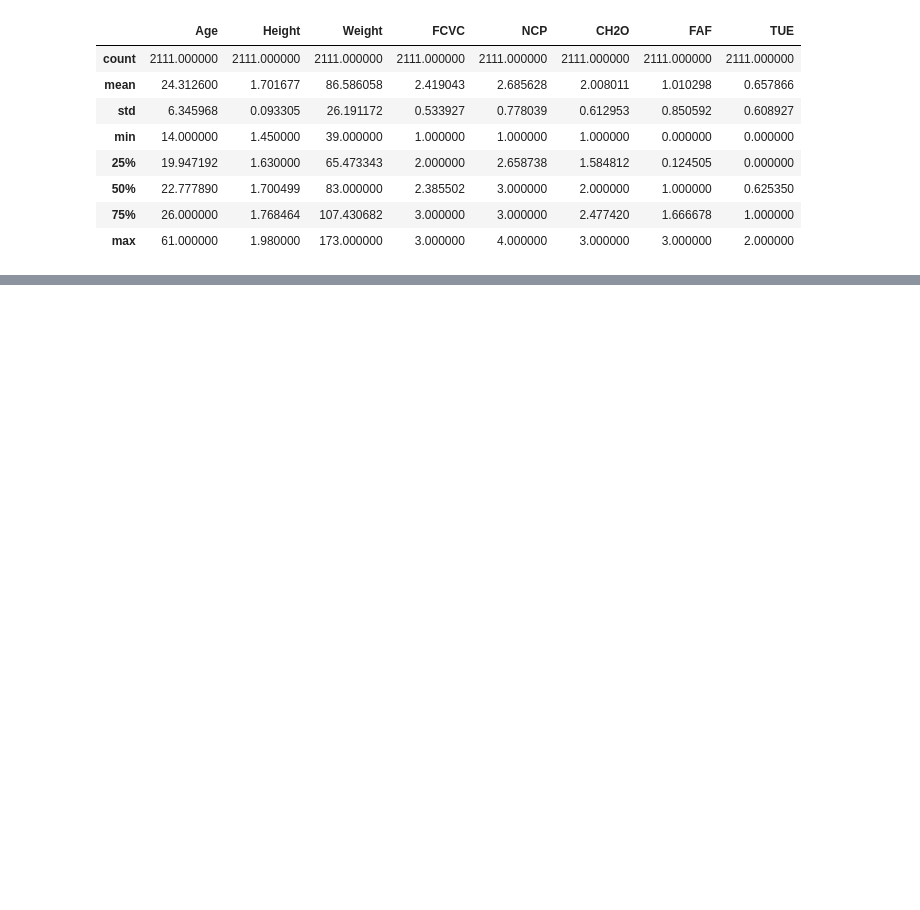
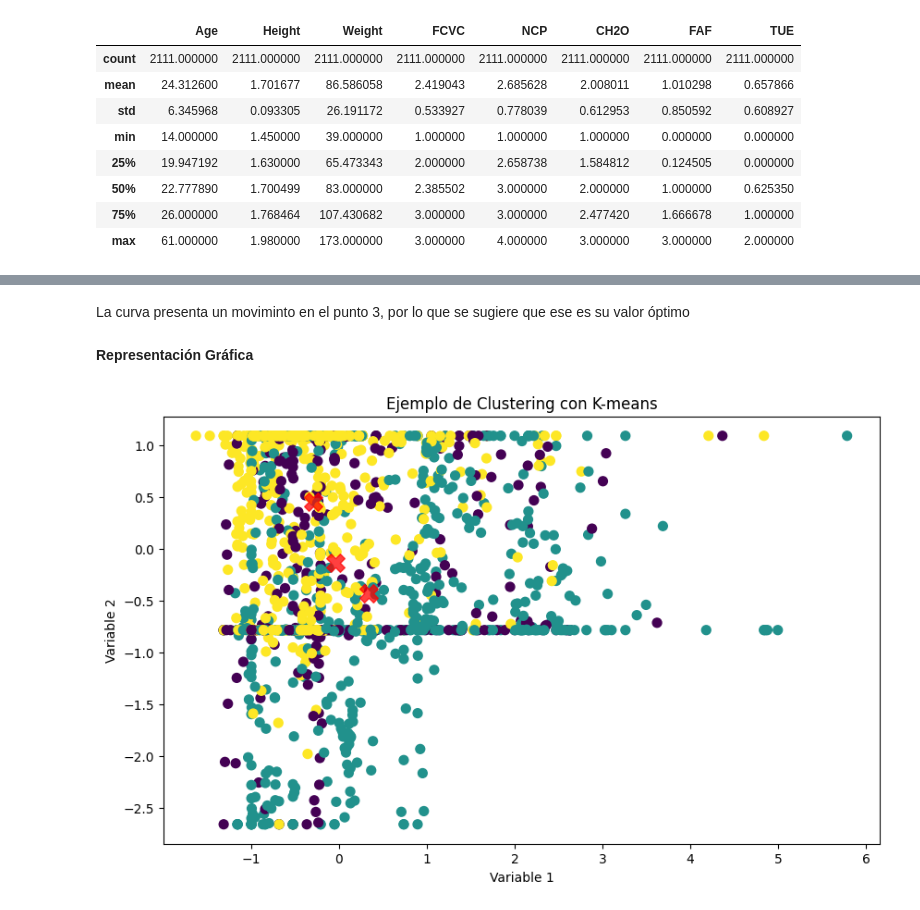
Before and after one commit to dfbat/ml_ean_2024_3, a Jupyter notebook: Cuadernos/Evaluación de datos sobre obesidad .ipynb, the cells around one changed output, grey strips where cells are left out. Saved outputs shown, nothing was run; the diff lists cells and outputs as text; code cells hidden in the pictures; blank space fills up the shorter version.

```diff
--- a/Cuadernos/Evaluación de datos sobre obesidad .ipynb
+++ b/Cuadernos/Evaluación de datos sobre obesidad .ipynb
@@ -139,0 +152,4 @@ df.describe()
+# %%
+# Normalizar varialbes cuantitativas
+scaler = StandardScaler()
+variables_cuant_scaled = scaler.fit_transform(variables_cuant)
@@ -139,0 +204,23 @@ df.describe()
+# %% [markdown]
+La curva presenta un moviminto en el punto 3, por lo que se sugiere que ese es su valor óptimo
+# %% [markdown]
+**Representación Gráfica**
+# %%
+# Aplicación de K-means
+kmeans = KMeans(n_clusters=3, random_state=42)
+kmeans.fit(variables_cuant_scaled)
+y_kmeans = kmeans.predict(variables_cuant_scaled)
+
+# Centros de clusters
+centers = kmeans.cluster_centers_
+
+# Representación gráfica
+plt.figure(figsize=(10, 6))
+plt.scatter(variables_cuant_scaled[:, 0], variables_cuant_scaled[:, 1], c=y_kmeans, s=50, cmap='viridis')
+plt.scatter(centers[:, 0], centers[:, 1], c='red', s=200, alpha=0.75, marker='X')
+plt.title('Ejemplo de Clustering con K-means')
+plt.xlabel('Variable 1')
+plt.ylabel('Variable 2')
+plt.show()
+# %% [output]
+[figure, added]
```
Also changed, not shown: parts of 22 cells of this notebook.
